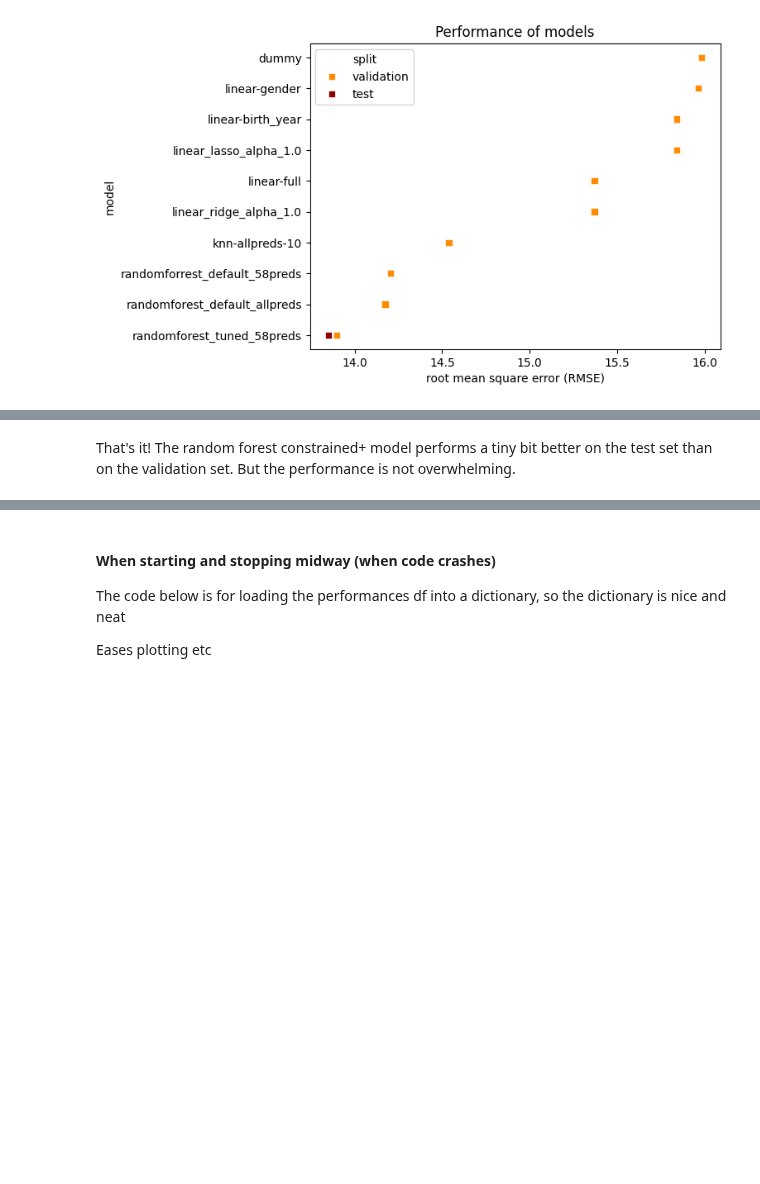
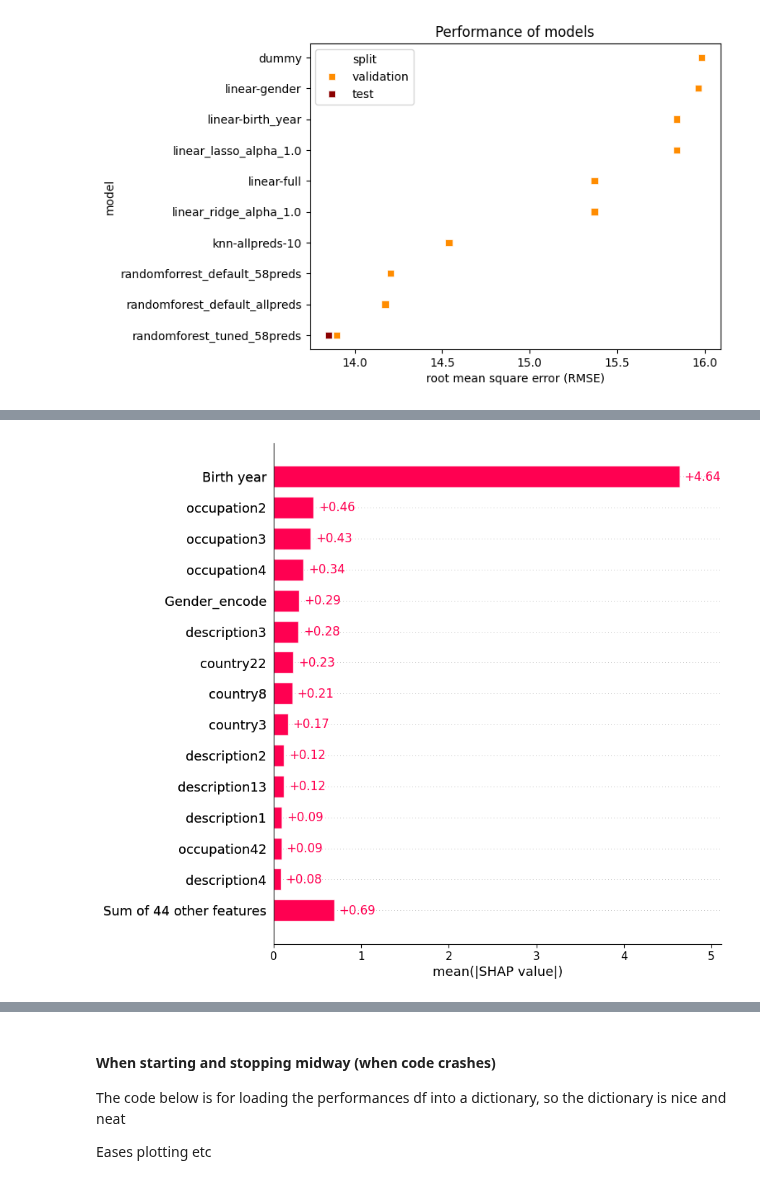
Before and after one commit to sigridbom/datascience_exam, a Jupyter notebook: notebooks/3_building_models.ipynb, the cells around one changed output, grey strips where cells are left out. Cells and saved outputs as stored; diff of their text form; code cells hidden in the pictures; blank space fills up the shorter version.

Commit message:
shaply plots

```diff
--- a/notebooks/3_building_models.ipynb
+++ b/notebooks/3_building_models.ipynb
@@ -525,2 +527,0 @@ shap.plots.bar(shap_values)
-# %% [markdown]
-That's it! The random forest constrained+ model performs a tiny bit better on the test set than on the validation set. But the performance is not overwhelming.
@@ -526,0 +532,7 @@ That's it! The random forest constrained+ model performs a tiny bit better on th
+# %%
+# make plots and save it
+shap.plots.bar(shap_values, max_display=15, show = False)
+plt.savefig("/work/datascience_exam/output/plots/shap_summary_15.png",dpi=700, bbox_inches = 'tight') #.png,.pdf will also support here
+plt.show()
+# %% [output]
+[figure, added]
```
Also changed, not shown: parts of 14 cells of this notebook, 4 other files.
